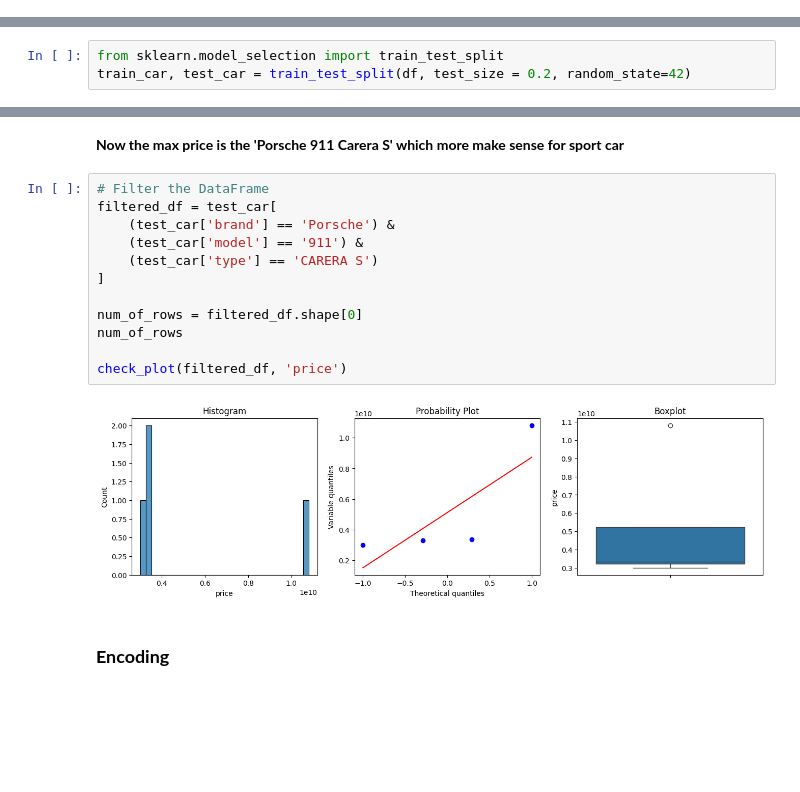
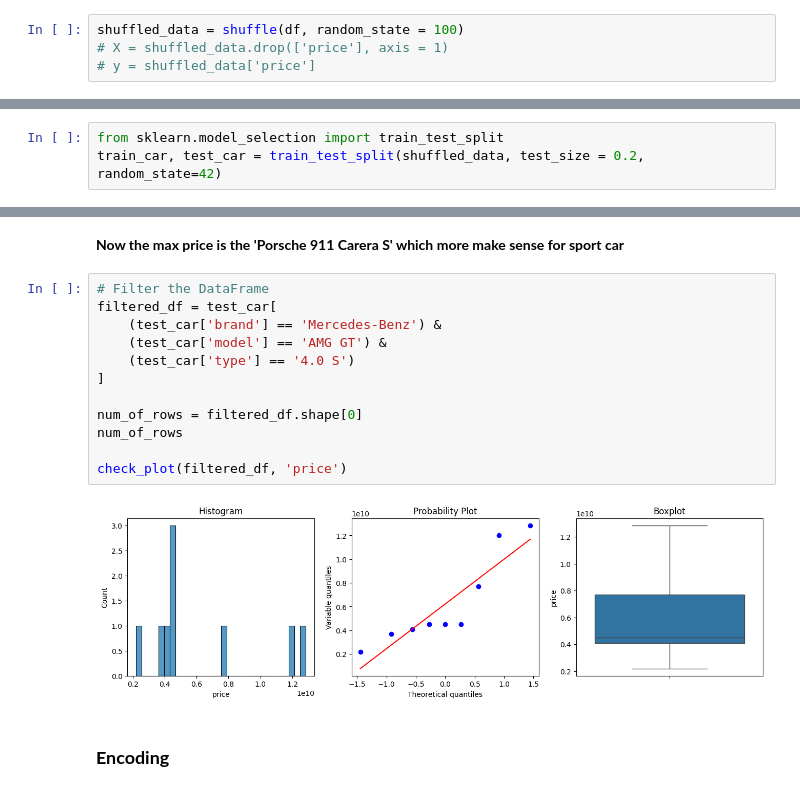
Before and after one commit to reinhardjs/capstone-dibimbing, a Jupyter notebook: feature_engineering.ipynb, the cells around one changed output, grey strips where cells are left out. Cells and saved outputs as stored; diff of their text form; blank space fills up the shorter version.

```diff
--- a/feature_engineering.ipynb
+++ b/feature_engineering.ipynb
@@ -248,11 +275,15 @@ print(f"Number of rows where mileage == 0 and condition is USED_CAR: {count}")
 # %% [output]
 Number of rows where mileage != 0 and condition is NEW_CAR: 0
 Number of rows where mileage == 0 and condition is USED_CAR: 0
+# %%
+shuffled_data = shuffle(df, random_state = 100)
+# X = shuffled_data.drop(['price'], axis = 1)
+# y = shuffled_data['price']
 # %% [markdown]
 ### **Split Train & Test**
 # %%
 from sklearn.model_selection import train_test_split
-train_car, test_car = train_test_split(df, test_size = 0.2, random_state=42)
+train_car, test_car = train_test_split(shuffled_data, test_size = 0.2, random_state=42)
 # %%
 # untuk plot Q-Q
 import scipy.stats as stats
@@ -505,17 +536,17 @@ Name: 58530, dtype: object
 # %%
 # Filter the DataFrame
 filtered_df = test_car[
-    (test_car['brand'] == 'Porsche') &
-    (test_car['model'] == '911') &
-    (test_car['type'] == 'CARERA S')
+    (test_car['brand'] == 'Mercedes-Benz') &
+    (test_car['model'] == 'AMG GT') &
+    (test_car['type'] == '4.0 S')
 ]
 
 num_of_rows = filtered_df.shape[0]
 num_of_rows
 
 check_plot(filtered_df, 'price')
 # %% [output]
-[figure, old version]
+[figure, new version]
 # %% [markdown]
 ### **Encoding**
 # %%
```
Also changed, not shown: parts of 36 cells of this notebook, 4 other files.
